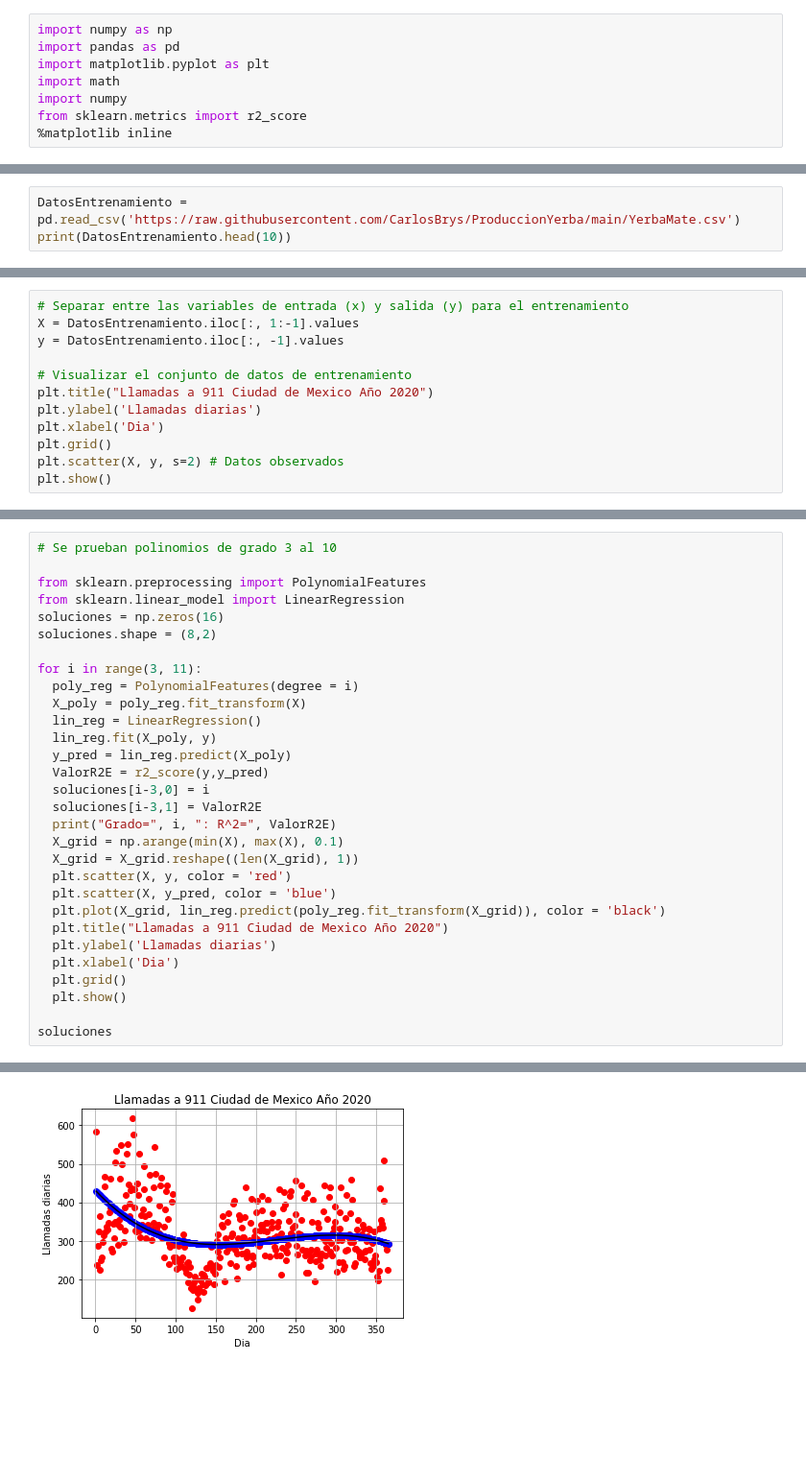
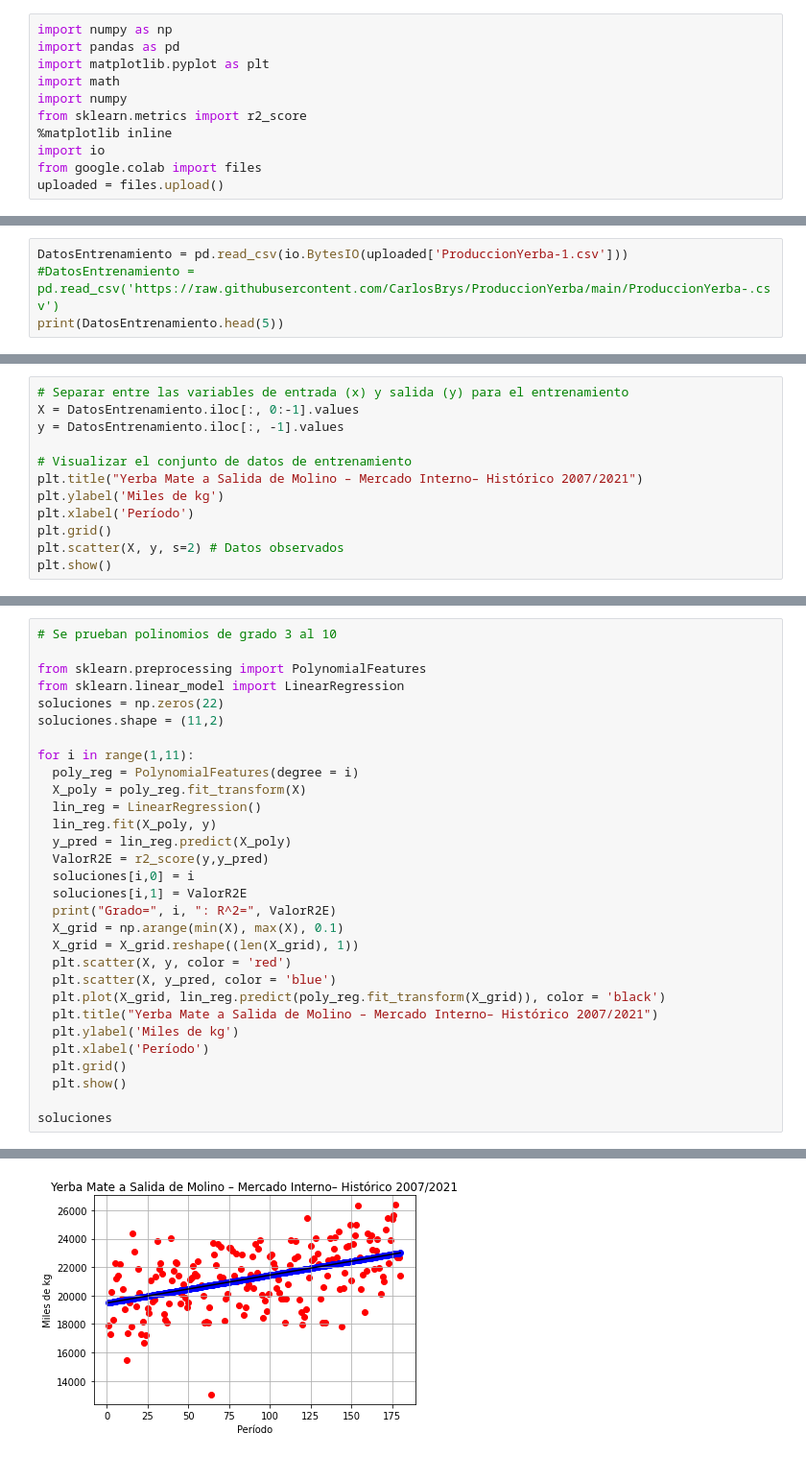
Before and after one commit to CarlosBrys/ProduccionYerbaMate, a Jupyter notebook: EvolucionProduccionYerbaMate.ipynb, the cells around one changed output, grey strips where cells are left out. Shown: that part at 96% size. Cells and saved outputs as stored; diff of their text form; blank space fills up the shorter version.

```diff
--- a/EvolucionProduccionYerbaMate.ipynb
+++ b/EvolucionProduccionYerbaMate.ipynb
@@ -27,3 +27,6 @@ import math
 import numpy
 from sklearn.metrics import r2_score
 %matplotlib inline
+import io
+from google.colab import files
+uploaded = files.upload()
@@ -30,4 +36,5 @@ from sklearn.metrics import r2_score
 # %%
-DatosEntrenamiento = pd.read_csv('https://raw.githubusercontent.com/CarlosBrys/ProduccionYerba/main/YerbaMate.csv')
-print(DatosEntrenamiento.head(10))
+DatosEntrenamiento = pd.read_csv(io.BytesIO(uploaded['ProduccionYerba-1.csv']))
+#DatosEntrenamiento = pd.read_csv('https://raw.githubusercontent.com/CarlosBrys/ProduccionYerba/main/ProduccionYerba-.csv')
+print(DatosEntrenamiento.head(5))
 # %% [output]
@@ -35,12 +47,12 @@ HTTPError: ignored
 # %%
 # Separar entre las variables de entrada (x) y salida (y) para el entrenamiento
-X = DatosEntrenamiento.iloc[:, 1:-1].values
+X = DatosEntrenamiento.iloc[:, 0:-1].values
 y = DatosEntrenamiento.iloc[:, -1].values
 
 # Visualizar el conjunto de datos de entrenamiento
-plt.title("Llamadas a 911 Ciudad de Mexico Año 2020")
-plt.ylabel('Llamadas diarias')
-plt.xlabel('Dia')
+plt.title("Yerba Mate a Salida de Molino – Mercado Interno– Histórico 2007/2021")
+plt.ylabel('Miles de kg')
+plt.xlabel('Período')
 plt.grid()
 plt.scatter(X, y, s=2) # Datos observados
 plt.show()
@@ -51,27 +63,27 @@ plt.show()
 
 from sklearn.preprocessing import PolynomialFeatures
 from sklearn.linear_model import LinearRegression
-soluciones = np.zeros(16)
-soluciones.shape = (8,2)
+soluciones = np.zeros(22)
+soluciones.shape = (11,2)
 
-for i in range(3, 11):
+for i in range(1,11):
   poly_reg = PolynomialFeatures(degree = i)
   X_poly = poly_reg.fit_transform(X)
   lin_reg = LinearRegression()
   lin_reg.fit(X_poly, y)
   y_pred = lin_reg.predict(X_poly)
   ValorR2E = r2_score(y,y_pred)
-  soluciones[i-3,0] = i
-  soluciones[i-3,1] = ValorR2E
+  soluciones[i,0] = i
+  soluciones[i,1] = ValorR2E
   print("Grado=", i, ": R^2=", ValorR2E)
   X_grid = np.arange(min(X), max(X), 0.1)
   X_grid = X_grid.reshape((len(X_grid), 1))
   plt.scatter(X, y, color = 'red')
   plt.scatter(X, y_pred, color = 'blue')
   plt.plot(X_grid, lin_reg.predict(poly_reg.fit_transform(X_grid)), color = 'black')
-  plt.title("Llamadas a 911 Ciudad de Mexico Año 2020")
-  plt.ylabel('Llamadas diarias')
-  plt.xlabel('Dia')
+  plt.title("Yerba Mate a Salida de Molino – Mercado Interno– Histórico 2007/2021")
+  plt.ylabel('Miles de kg')
+  plt.xlabel('Período')
   plt.grid()
   plt.show()
 
@@ -81 +93 @@ Grado= 3 : R^2= 0.13631588039196374
-[figure, old version]
+[figure, new version]
```
Also changed, not shown: parts of 5 cells of this notebook.
